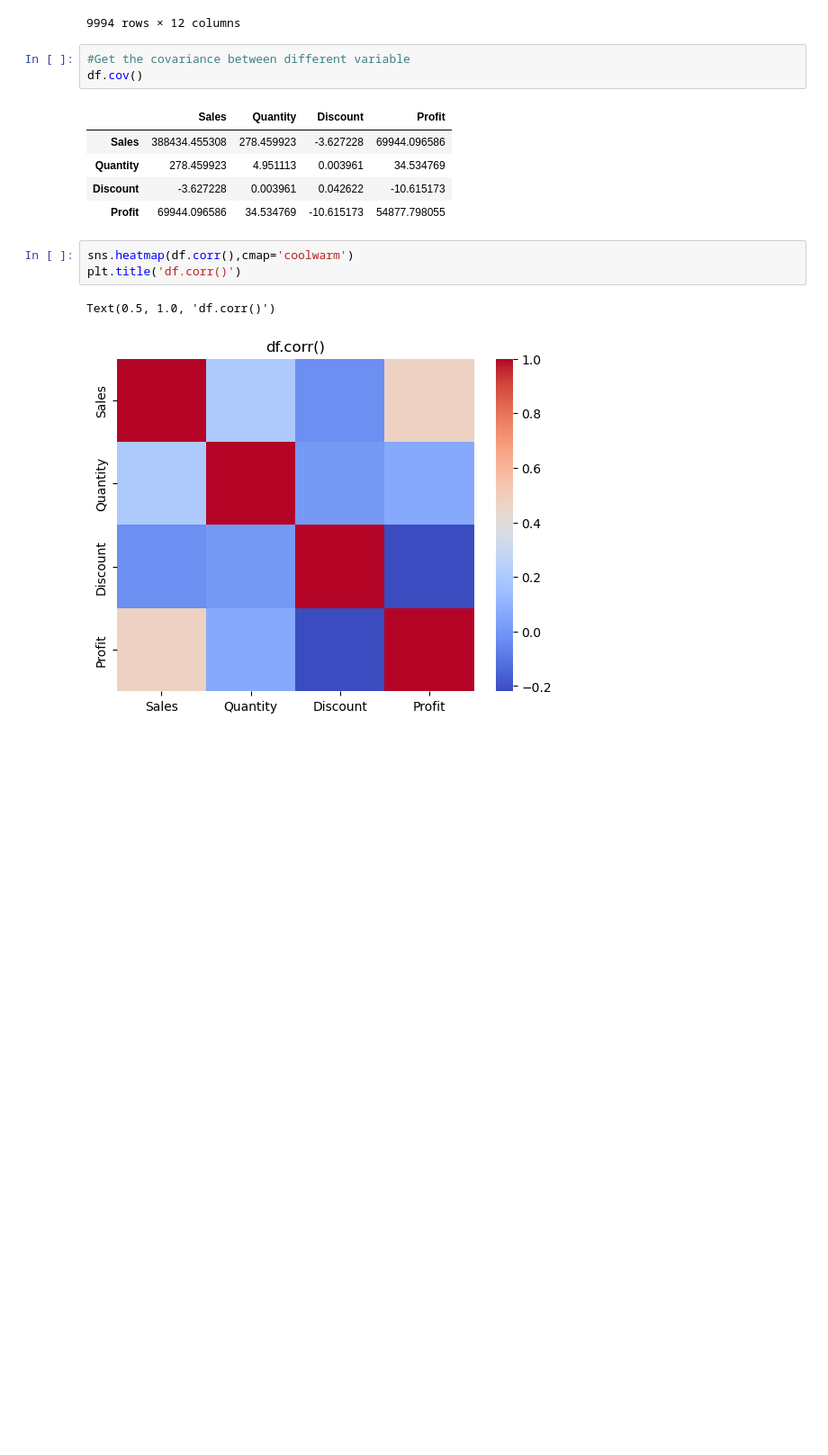
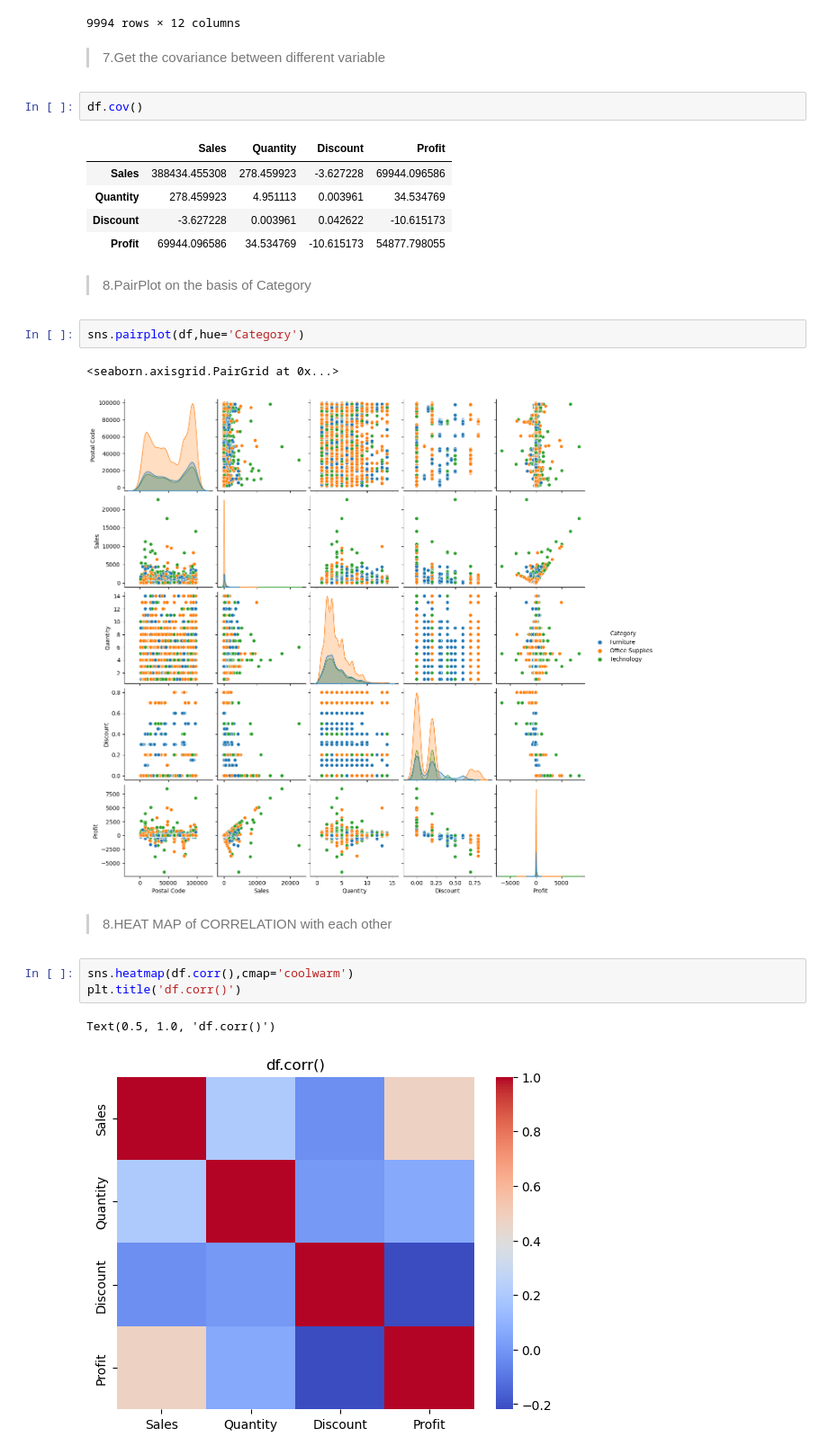
Before and after one commit to sumitjoshi14sj/Internship-SparksFOUNDATION-, a Jupyter notebook: SparkFoundation.ipynb, the cells around one changed output. Shown at 90% size. Saved outputs shown, nothing was run; the diff lists cells and outputs as text; blank space fills up the shorter version.

```diff
--- a/SparkFoundation.ipynb
+++ b/SparkFoundation.ipynb
@@ -94,8 +107,9 @@ df
 | 9992 | Standard Class | Consumer | United States | Costa Mesa | California | West | Office Supplies | Paper | 29.6000 | 4 | ... |
 | 9993 | Second Class | Consumer | United States | Westminster | California | West | Office Supplies | Appliances | 243.1600 | 2 | ... |
 9994 rows × 12 columns
+# %% [markdown]
+>7.Get the covariance between different variable
 # %%
-#Get the covariance between different variable
 df.cov()
 # %% [output]
 |  | Sales | Quantity | Discount | Profit |
@@ -103,6 +117,15 @@ df.cov()
 | Quantity | 278.459923 | 4.951113 | 0.003961 | 34.534769 |
 | Discount | -3.627228 | 0.003961 | 0.042622 | -10.615173 |
 | Profit | 69944.096586 | 34.534769 | -10.615173 | 54877.798055 |
+# %% [markdown]
+>8.PairPlot on the basis of Category
+# %%
+sns.pairplot(df,hue='Category')
+# %% [output]
+<seaborn.axisgrid.PairGrid at 0x...>
+[figure, added]
+# %% [markdown]
+>8.HEAT MAP of CORRELATION with each other
 # %%
 sns.heatmap(df.corr(),cmap='coolwarm')
 plt.title('df.corr()')
```
Also changed, not shown: parts of 35 cells of this notebook.
